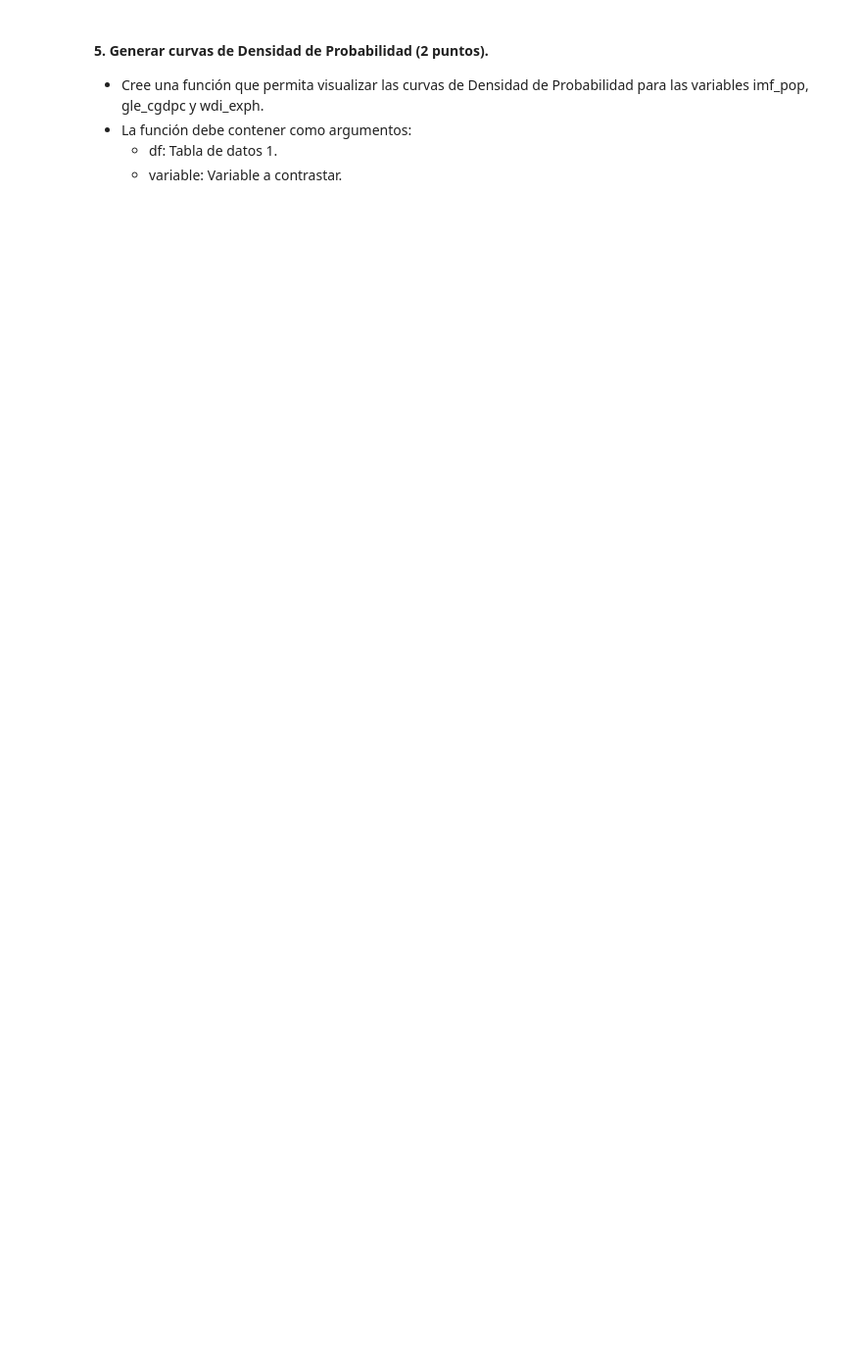
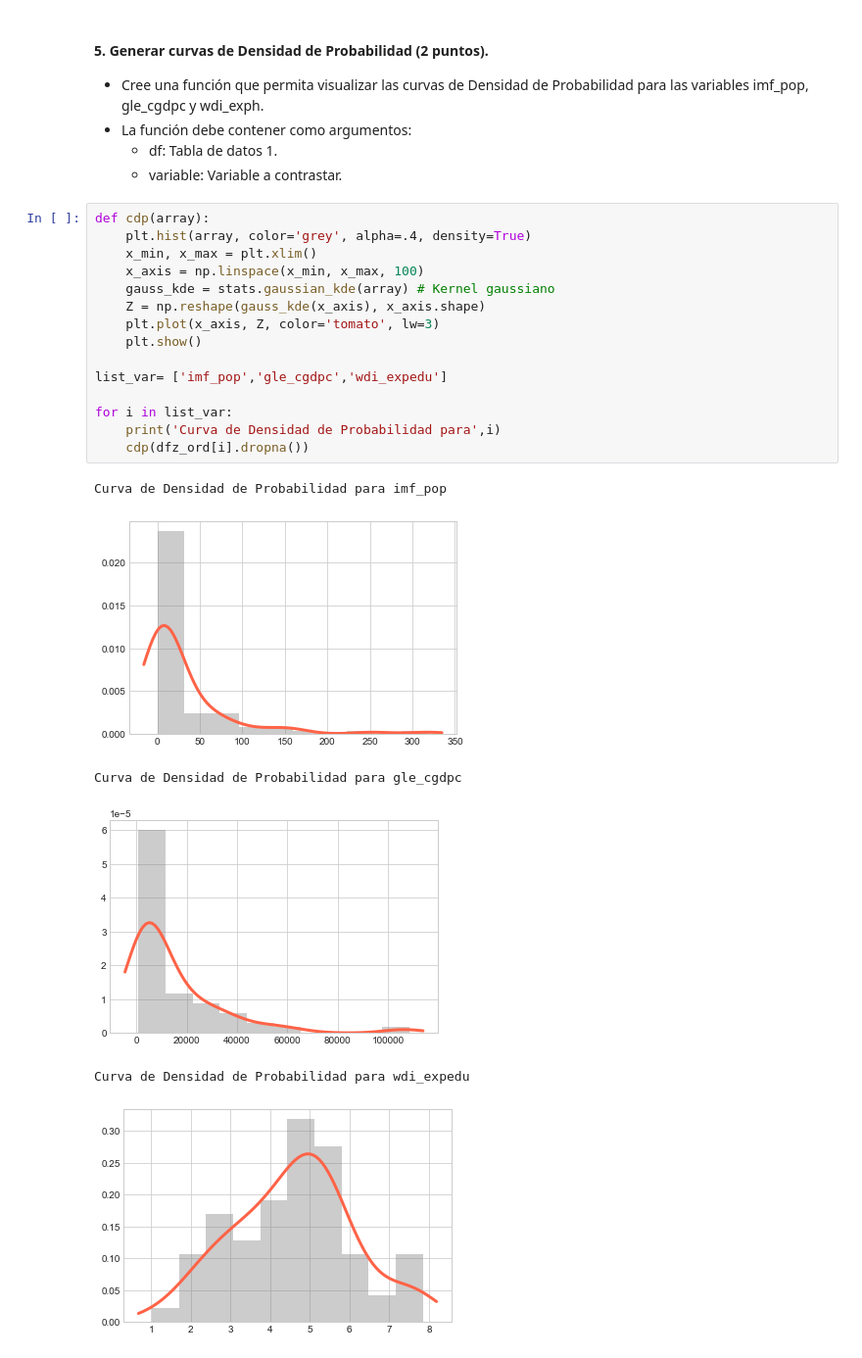
Before and after one commit to antosource/CursoDataScience, a Jupyter notebook: FundamentosDataScience/3/Taller/taller3.ipynb, the cells around one changed output. Shown: that part at 98% size. Drawn from its saved outputs; the diff is of its cells as text; blank space fills up the shorter version.

```diff
--- a/FundamentosDataScience/3/Taller/taller3.ipynb
+++ b/FundamentosDataScience/3/Taller/taller3.ipynb
@@ -165,4 +158,26 @@ plt.axvline(media, color = 'red', linestyle='--')
 - La función debe contener como argumentos:
     - df: Tabla de datos 1.
     - variable: Variable a contrastar.
+# %%
+def cdp(array):
+    plt.hist(array, color='grey', alpha=.4, density=True)
+    x_min, x_max = plt.xlim()
+    x_axis = np.linspace(x_min, x_max, 100)
+    gauss_kde = stats.gaussian_kde(array) # Kernel gaussiano
+    Z = np.reshape(gauss_kde(x_axis), x_axis.shape)
+    plt.plot(x_axis, Z, color='tomato', lw=3)
+    plt.show()
+
+list_var= ['imf_pop','gle_cgdpc','wdi_expedu']
+
+for i in list_var:
+    print('Curva de Densidad de Probabilidad para',i)
+    cdp(dfz_ord[i].dropna())
+# %% [output]
+Curva de Densidad de Probabilidad para imf_pop
+[figure, added]
+Curva de Densidad de Probabilidad para gle_cgdpc
+[figure, added]
+Curva de Densidad de Probabilidad para wdi_expedu
+[figure, added]
 # %%
```
Also changed, not shown: parts of 6 cells of this notebook, 1 other file.
